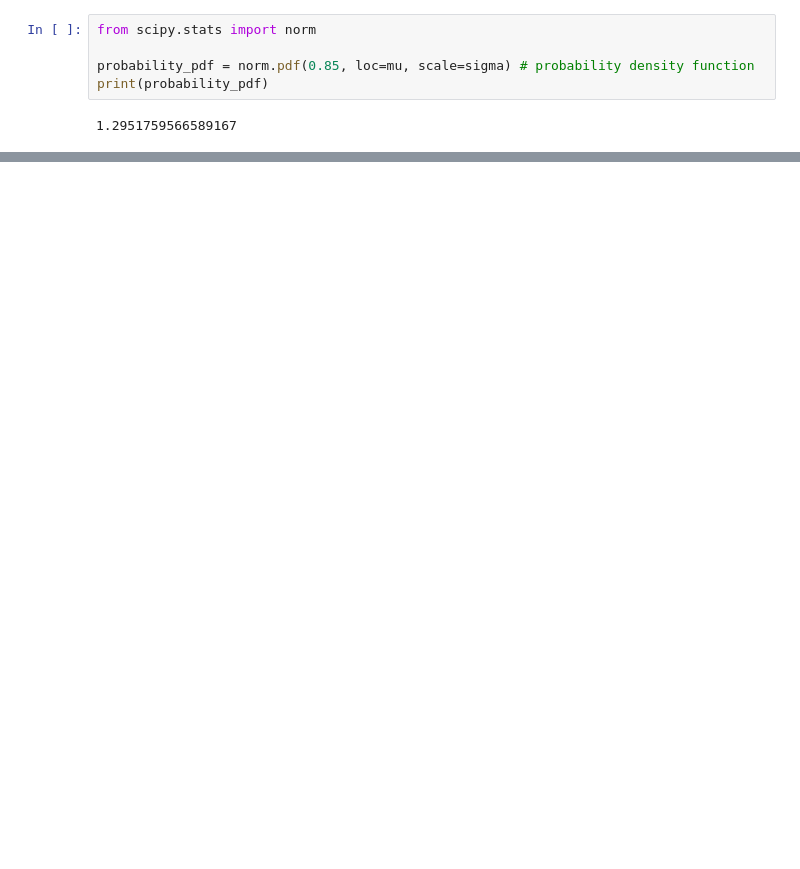
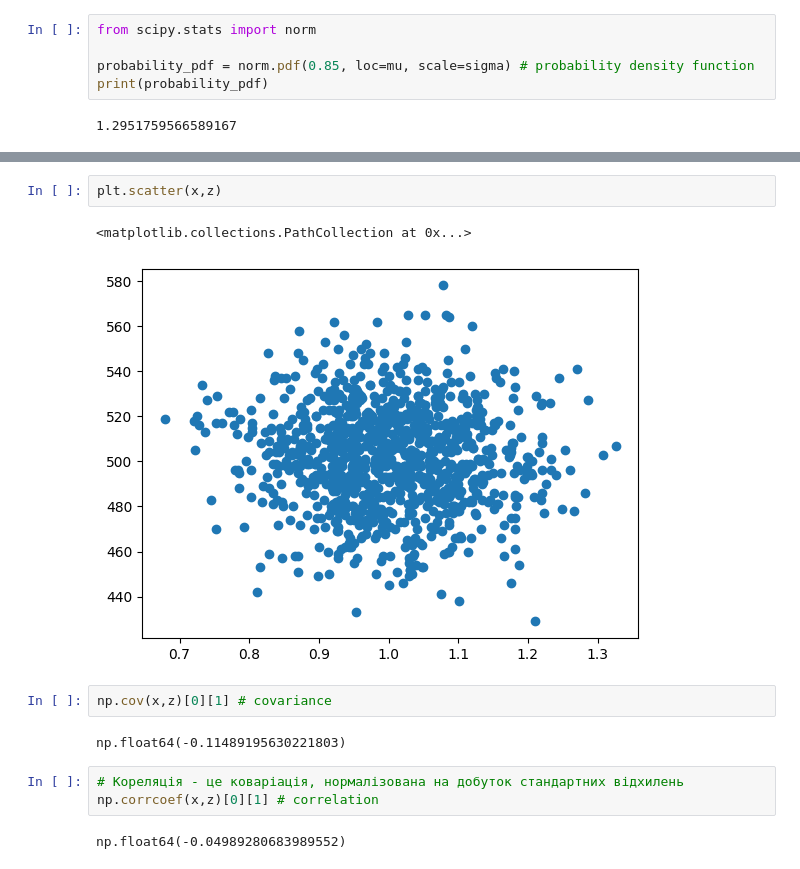
Before and after one commit to pm012/DataScience_sandbox, a Jupyter notebook: module_02_1_EDA.ipynb, the cells around one changed output, grey strips where cells are left out. Saved outputs shown, nothing was run; the diff lists cells and outputs as text; blank space fills up the shorter version.

```diff
--- a/module_02_1_EDA.ipynb
+++ b/module_02_1_EDA.ipynb
@@ -80,0 +93,14 @@ print(var, std)
+# %%
+plt.scatter(x,z)
+# %% [output]
+<matplotlib.collections.PathCollection at 0x...>
+[figure, added]
+# %%
+np.cov(x,z)[0][1] # covariance
+# %% [output]
+np.float64(-0.11489195630221803)
+# %%
+# Кореляція - це коваріація, нормалізована на добуток стандартних відхилень
+np.corrcoef(x,z)[0][1] # correlation
+# %% [output]
+np.float64(-0.04989280683989552)
```
Also changed, not shown: parts of 42 cells of this notebook, 4 other files.
